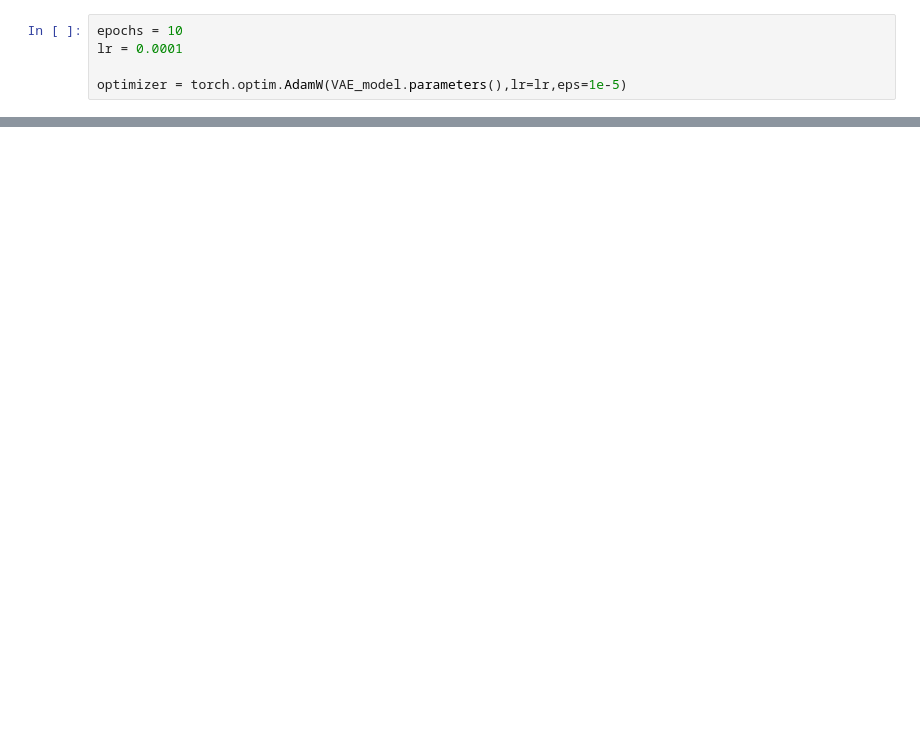
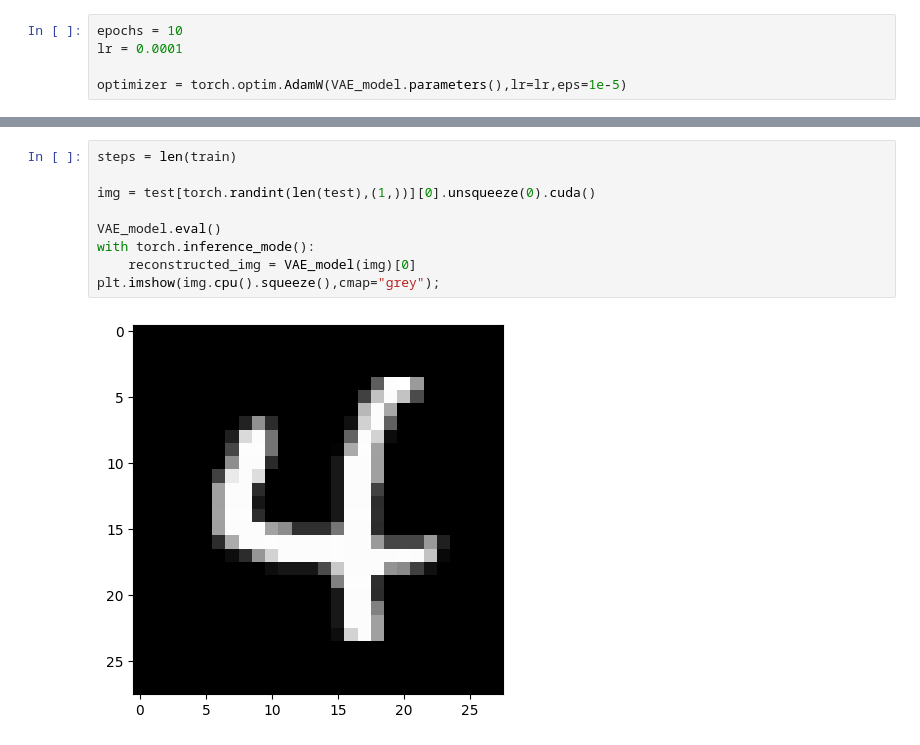
Before and after one commit to PudWin14/Generative_AI_TFM, a Jupyter notebook: VAE:Variational_Autoencoder/VAE.ipynb, the cells around one changed output, grey strips where cells are left out. Cells and saved outputs as stored; diff of their text form; blank space fills up the shorter version.

```diff
--- a/VAE:Variational_Autoencoder/VAE.ipynb
+++ b/VAE:Variational_Autoencoder/VAE.ipynb
@@ -371,0 +360,11 @@ len(train_losses["loss"])
+# %%
+steps = len(train)
+
+img = test[torch.randint(len(test),(1,))][0].unsqueeze(0).cuda()
+
+VAE_model.eval()
+with torch.inference_mode():
+    reconstructed_img = VAE_model(img)[0]
+plt.imshow(img.cpu().squeeze(),cmap="grey");
+# %% [output]
+[figure, added]
```
Also changed, not shown: parts of 16 cells of this notebook.
